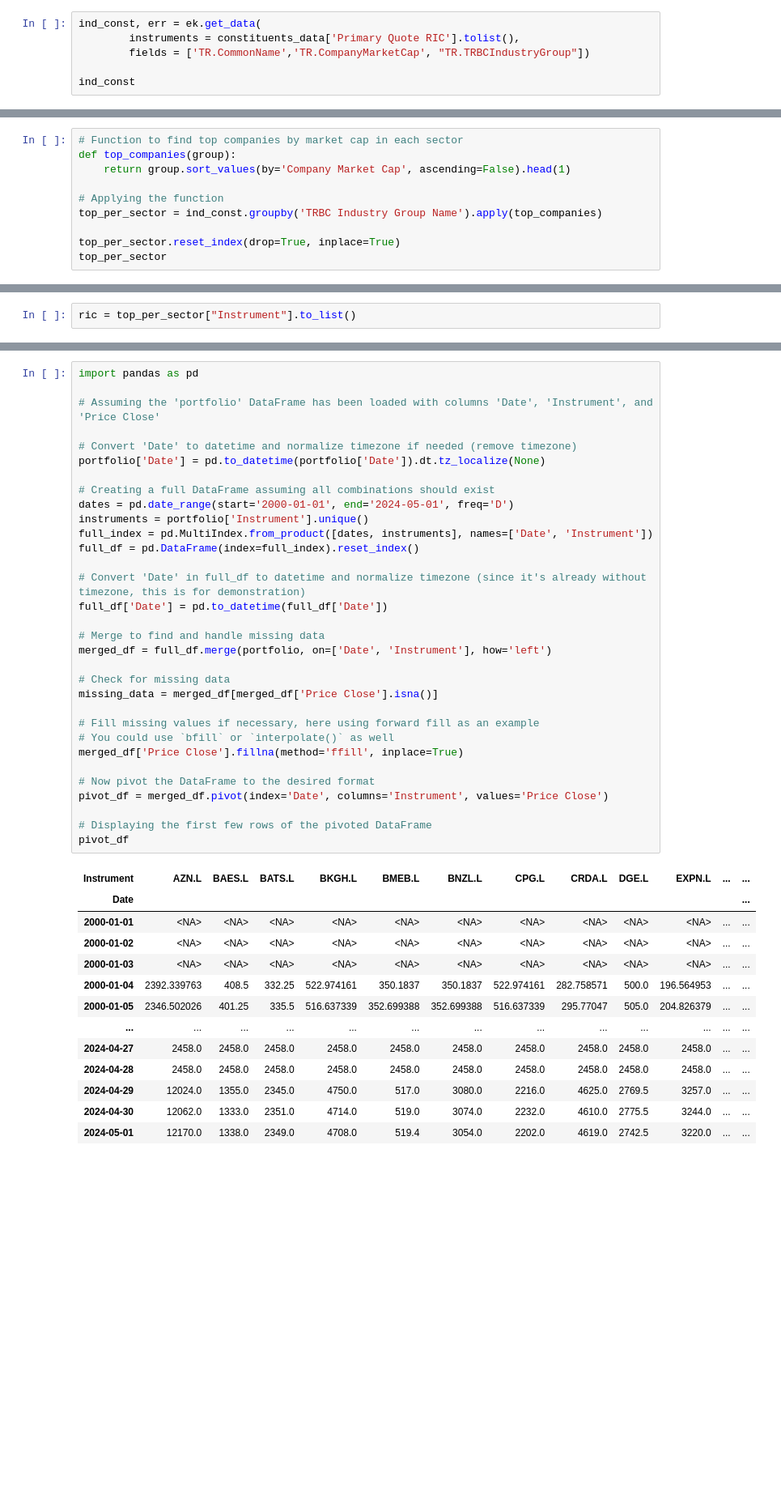
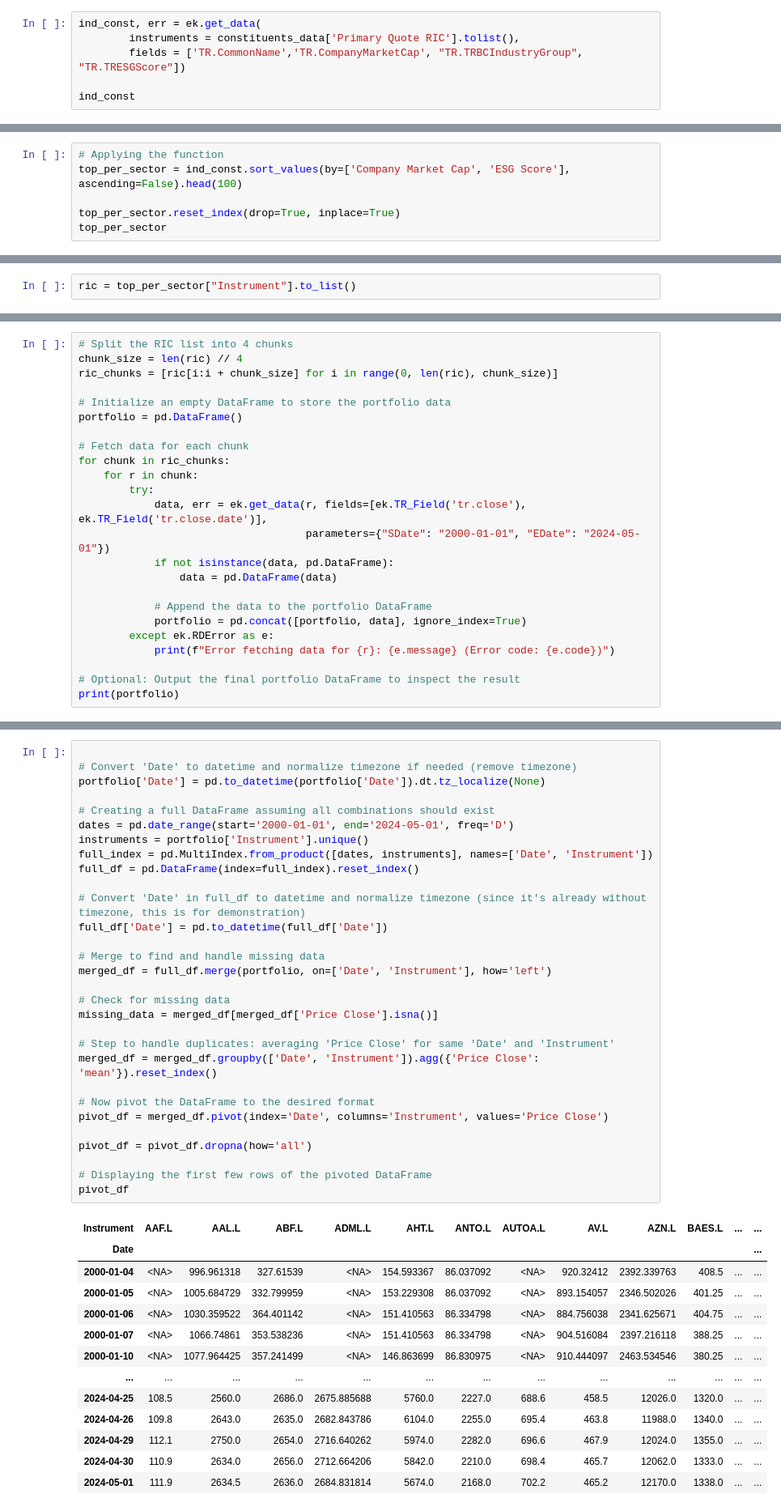
Before and after one commit to SambhavJain04/ESG_PortOpt, a Jupyter notebook: port_opt.ipynb, the cells around one changed output, grey strips where cells are left out. Shown at 81% size. Drawn from its saved outputs; the diff is of its cells as text; blank space fills up the shorter version.

```diff
--- a/port_opt.ipynb
+++ b/port_opt.ipynb
@@ -42,7 +46,7 @@ print(constituents_data)
 # %%
 ind_const, err = ek.get_data(
         instruments = constituents_data['Primary Quote RIC'].tolist(),
-        fields = ['TR.CommonName','TR.CompanyMarketCap', "TR.TRBCIndustryGroup"])
+        fields = ['TR.CommonName','TR.CompanyMarketCap', "TR.TRBCIndustryGroup", "TR.TRESGScore"])
 
 ind_const
 # %% [output]
@@ -62,10 +66,6 @@ ind_const
 # %%
-# Function to find top companies by market cap in each sector
-def top_companies(group):
-    return group.sort_values(by='Company Market Cap', ascending=False).head(1)
-
 # Applying the function
-top_per_sector = ind_const.groupby('TRBC Industry Group Name').apply(top_companies)
+top_per_sector = ind_const.sort_values(by=['Company Market Cap', 'ESG Score'], ascending=False).head(100)
 
 top_per_sector.reset_index(drop=True, inplace=True)
 top_per_sector
@@ -154,0 +88,24 @@ portfolio
+# %%
+# Split the RIC list into 4 chunks
+chunk_size = len(ric) // 4
+ric_chunks = [ric[i:i + chunk_size] for i in range(0, len(ric), chunk_size)]
+
+# Initialize an empty DataFrame to store the portfolio data
+portfolio = pd.DataFrame()
+
+# Fetch data for each chunk
+for chunk in ric_chunks:
+    for r in chunk:
+        try:
+            data, err = ek.get_data(r, fields=[ek.TR_Field('tr.close'), ek.TR_Field('tr.close.date')],
+                                    parameters={"SDate": "2000-01-01", "EDate": "2024-05-01"})
+            if not isinstance(data, pd.DataFrame):
+                data = pd.DataFrame(data)
+
+            # Append the data to the portfolio DataFrame
+            portfolio = pd.concat([portfolio, data], ignore_index=True)
+        except ek.RDError as e:
+            print(f"Error fetching data for {r}: {e.message} (Error code: {e.code})")
+
+# Optional: Output the final portfolio DataFrame to inspect the result
+print(portfolio)
@@ -155,46 +146,44 @@ portfolio
 # %%
-import pandas as pd
-
-# Assuming the 'portfolio' DataFrame has been loaded with columns 'Date', 'Instrument', and 'Price Close'
 
 # Convert 'Date' to datetime and normalize timezone if needed (remove timezone)
 portfolio['Date'] = pd.to_datetime(portfolio['Date']).dt.tz_localize(None)
 
 # Creating a full DataFrame assuming all combinations should exist
 dates = pd.date_range(start='2000-01-01', end='2024-05-01', freq='D')
 instruments = portfolio['Instrument'].unique()
 full_index = pd.MultiIndex.from_product([dates, instruments], names=['Date', 'Instrument'])
 full_df = pd.DataFrame(index=full_index).reset_index()
 
 # Convert 'Date' in full_df to datetime and normalize timezone (since it's already without timezone, this is for demonstration)
 full_df['Date'] = pd.to_datetime(full_df['Date'])
 
 # Merge to find and handle missing data
 merged_df = full_df.merge(portfolio, on=['Date', 'Instrument'], how='left')
 
 # Check for missing data
 missing_data = merged_df[merged_df['Price Close'].isna()]
 
-# Fill missing values if necessary, here using forward fill as an example
-# You could use `bfill` or `interpolate()` as well
-merged_df['Price Close'].fillna(method='ffill', inplace=True)
+# Step to handle duplicates: averaging 'Price Close' for same 'Date' and 'Instrument'
+merged_df = merged_df.groupby(['Date', 'Instrument']).agg({'Price Close': 'mean'}).reset_index()
 
 # Now pivot the DataFrame to the desired format
 pivot_df = merged_df.pivot(index='Date', columns='Instrument', values='Price Close')
 
+pivot_df = pivot_df.dropna(how='all')
+
 # Displaying the first few rows of the pivoted DataFrame
 pivot_df
 # %% [output]
-| Instrument | AZN.L | BAES.L | BATS.L | BKGH.L | BMEB.L | BNZL.L | CPG.L | CRDA.L | DGE.L | EXPN.L | ... | ... |
+| Instrument | AAF.L | AAL.L | ABF.L | ADML.L | AHT.L | ANTO.L | AUTOA.L | AV.L | AZN.L | BAES.L | ... | ... |
 | Date |  |  |  |  |  |  |  |  |  |  |  | ... |
-| 2000-01-01 | <NA> | <NA> | <NA> | <NA> | <NA> | <NA> | <NA> | <NA> | <NA> | <NA> | ... | ... |
-| 2000-01-02 | <NA> | <NA> | <NA> | <NA> | <NA> | <NA> | <NA> | <NA> | <NA> | <NA> | ... | ... |
-| 2000-01-03 | <NA> | <NA> | <NA> | <NA> | <NA> | <NA> | <NA> | <NA> | <NA> | <NA> | ... | ... |
-| 2000-01-04 | 2392.339763 | 408.5 | 332.25 | 522.974161 | 350.1837 | 350.1837 | 522.974161 | 282.758571 | 500.0 | 196.564953 | ... | ... |
-| 2000-01-05 | 2346.502026 | 401.25 | 335.5 | 516.637339 | 352.699388 | 352.699388 | 516.637339 | 295.77047 | 505.0 | 204.826379 | ... | ... |
+| 2000-01-04 | <NA> | 996.961318 | 327.61539 | <NA> | 154.593367 | 86.037092 | <NA> | 920.32412 | 2392.339763 | 408.5 | ... | ... |
+| 2000-01-05 | <NA> | 1005.684729 | 332.799959 | <NA> | 153.229308 | 86.037092 | <NA> | 893.154057 | 2346.502026 | 401.25 | ... | ... |
+| 2000-01-06 | <NA> | 1030.359522 | 364.401142 | <NA> | 151.410563 | 86.334798 | <NA> | 884.756038 | 2341.625671 | 404.75 | ... | ... |
+| 2000-01-07 | <NA> | 1066.74861 | 353.538236 | <NA> | 151.410563 | 86.334798 | <NA> | 904.516084 | 2397.216118 | 388.25 | ... | ... |
+| 2000-01-10 | <NA> | 1077.964425 | 357.241499 | <NA> | 146.863699 | 86.830975 | <NA> | 910.444097 | 2463.534546 | 380.25 | ... | ... |
 | ... | ... | ... | ... | ... | ... | ... | ... | ... | ... | ... | ... | ... |
-| 2024-04-27 | 2458.0 | 2458.0 | 2458.0 | 2458.0 | 2458.0 | 2458.0 | 2458.0 | 2458.0 | 2458.0 | 2458.0 | ... | ... |
-| 2024-04-28 | 2458.0 | 2458.0 | 2458.0 | 2458.0 | 2458.0 | 2458.0 | 2458.0 | 2458.0 | 2458.0 | 2458.0 | ... | ... |
-| 2024-04-29 | 12024.0 | 1355.0 | 2345.0 | 4750.0 | 517.0 | 3080.0 | 2216.0 | 4625.0 | 2769.5 | 3257.0 | ... | ... |
-| 2024-04-30 | 12062.0 | 1333.0 | 2351.0 | 4714.0 | 519.0 | 3074.0 | 2232.0 | 4610.0 | 2775.5 | 3244.0 | ... | ... |
-| 2024-05-01 | 12170.0 | 1338.0 | 2349.0 | 4708.0 | 519.4 | 3054.0 | 2202.0 | 4619.0 | 2742.5 | 3220.0 | ... | ... |
+| 2024-04-25 | 108.5 | 2560.0 | 2686.0 | 2675.885688 | 5760.0 | 2227.0 | 688.6 | 458.5 | 12026.0 | 1320.0 | ... | ... |
+| 2024-04-26 | 109.8 | 2643.0 | 2635.0 | 2682.843786 | 6104.0 | 2255.0 | 695.4 | 463.8 | 11988.0 | 1340.0 | ... | ... |
+| 2024-04-29 | 112.1 | 2750.0 | 2654.0 | 2716.640262 | 5974.0 | 2282.0 | 696.6 | 467.9 | 12024.0 | 1355.0 | ... | ... |
+| 2024-04-30 | 110.9 | 2634.0 | 2656.0 | 2712.664206 | 5842.0 | 2210.0 | 698.4 | 465.7 | 12062.0 | 1333.0 | ... | ... |
+| 2024-05-01 | 111.9 | 2634.5 | 2636.0 | 2684.831814 | 5674.0 | 2168.0 | 702.2 | 465.2 | 12170.0 | 1338.0 | ... | ... |
```
Also changed, not shown: parts of 32 cells of this notebook, 1 other file.
